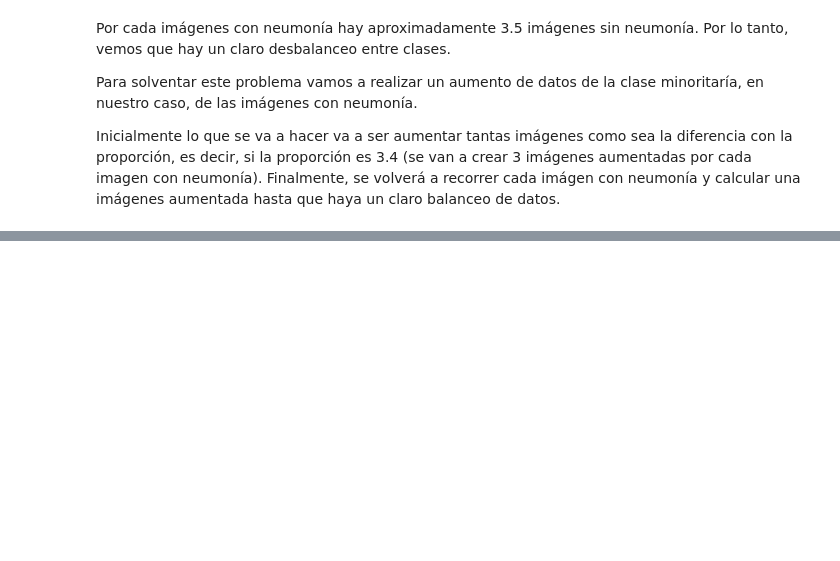
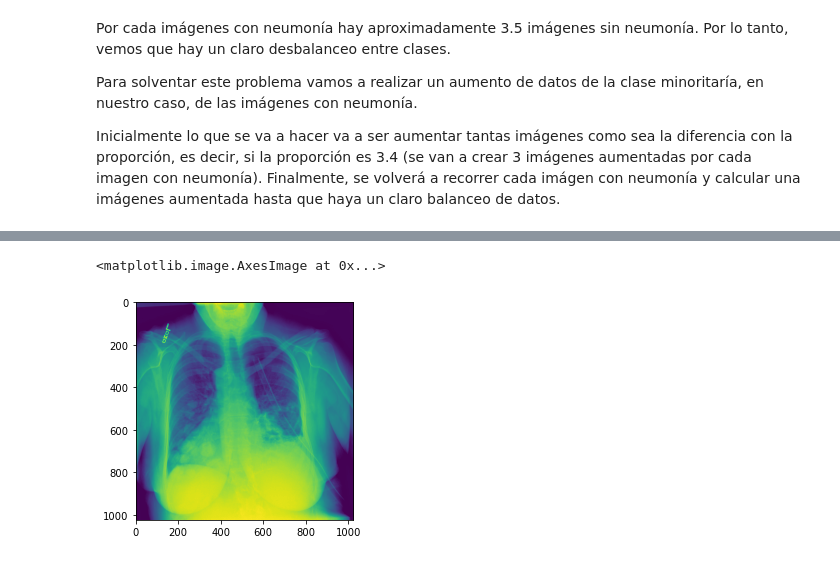
Before and after one commit to mariousm/Pneumonia-Detection, a Jupyter notebook: src/Preprocessing.ipynb, the cells around one changed output, grey strips where cells are left out. Drawn from its saved outputs; the diff is of its cells as text; code cells hidden in the pictures; blank space fills up the shorter version.

```diff
--- a/src/Preprocessing.ipynb
+++ b/src/Preprocessing.ipynb
@@ -208,6 +204,7 @@ Inicialmente lo que se va a hacer va a ser aumentar tantas imágenes como sea la
 # %%
 def image_data_generator(img, batch_size=20):
     # Data augmentation
+    images = []
     img_gen = ImageDataGenerator(samplewise_center=False,
                                  samplewise_std_normalization=False,
                                  horizontal_flip = True,
@@ -221,11 +218,15 @@ def image_data_generator(img, batch_size=20):
 
     img = img.reshape(1,1024,1024,1) # (1, dim1, dim2, canal)
 
-    it = img_gen.flow(img, 1)
+    it = img_gen.flow(img, batch_size=1)
 
-    # generate batch of images
-    batch = it.next()
-    # convert to unsigned integers for viewing
-    image = batch[np.random.randint(low=0, high=batch_size)].astype('uint8')
+    for i in range(batch_size):
+        # generate batch of images
+        batch = it.next()
+        # convert to unsigned integers for viewing
+        image = batch[0].astype('uint8')
+        image = image.reshape(1024,1024)
+        # add to list
+        images.append(image)
 
-    return image
+    return images[np.random.randint(low=0, high=batch_size)]
@@ -265,3 +239,8 @@ plt.imshow(img)
+# %%
+plt.imshow(image_data_generator(img))
+# %% [output]
+<matplotlib.image.AxesImage at 0x...>
+[figure, added]
 # %%
 def data_balancing(X_train, y_train, proportion):
     X = np.copy(X_train)
```
Also changed, not shown: parts of 6 cells of this notebook.
